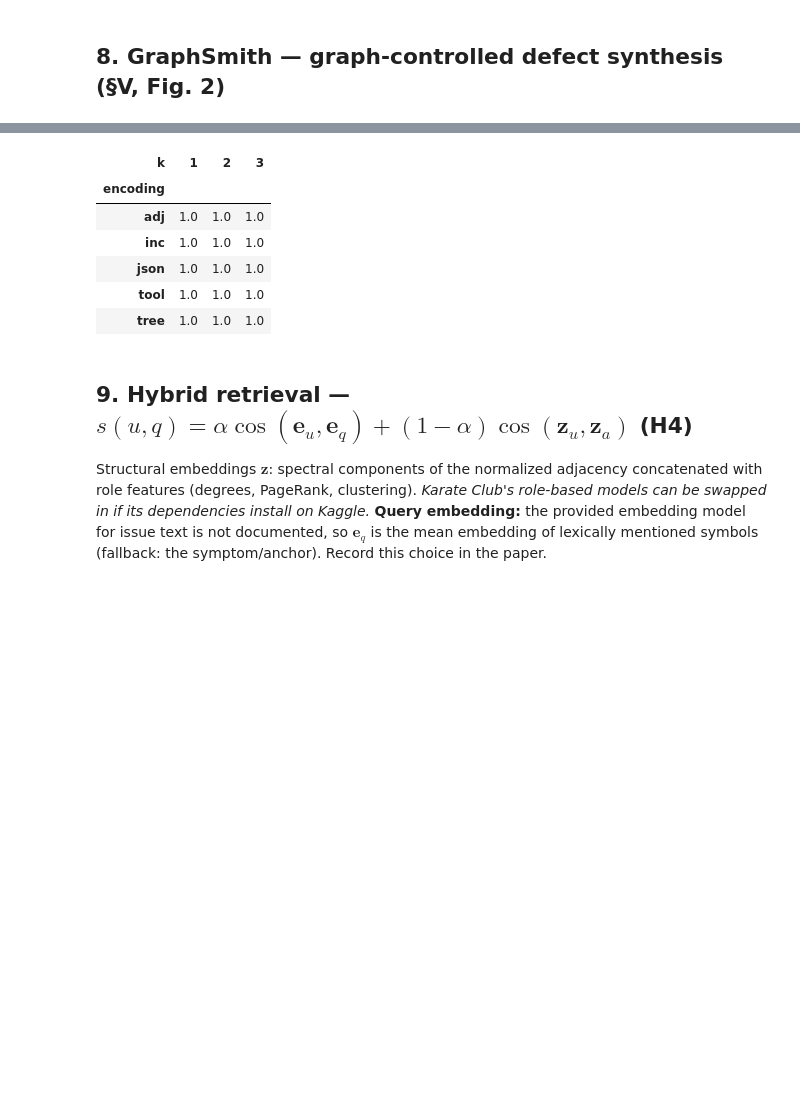
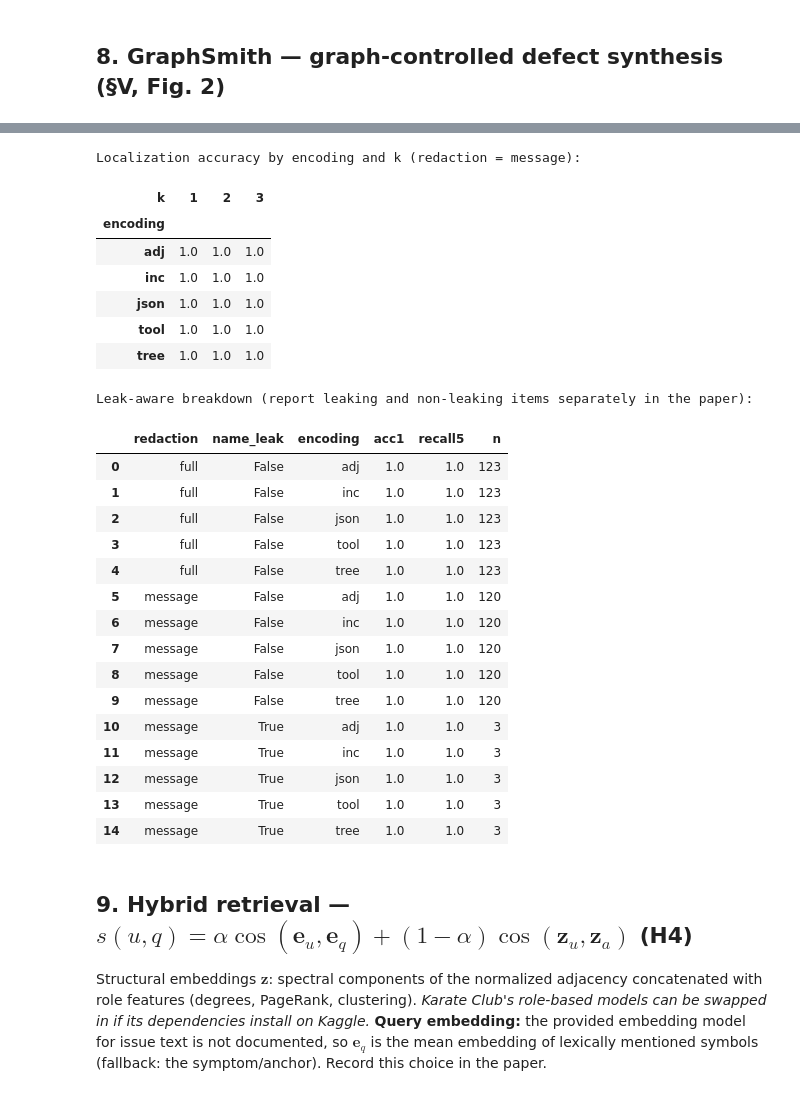
Before and after one commit to kasinadhsarma1/Notebooks, a Jupyter notebook: codegraph_qa_graphsmith_draft.ipynb, the cells around one changed output, grey strips where cells are left out. Drawn from its saved outputs; the diff is of its cells as text; code cells hidden in the pictures; blank space fills up the shorter version.

```diff
--- a/codegraph_qa_graphsmith_draft.ipynb
+++ b/codegraph_qa_graphsmith_draft.ipynb
@@ -1095,26 +1238,55 @@ elif RUN_GRAPHSMITH:
 # %%
-# GraphSmith instances -> CodeGraph-QA localization questions (mention = symptom test)
-def gs_to_localization(gs):
+# GraphSmith instances -> localization questions, one per redaction level in GS_EVAL_REDACTIONS.
+def gs_to_localization(gs, levels=None):
     out = []
     for g in gs:
-        q = ("Here is an issue report for this repository:\n\n" + g["issue"] +
-             "\n\nRank up to 5 symbols most likely to contain the defect, most likely first.")
-        out.append(_mk("localization", g["repo"], min(g["k"], 4) if g["k"] else 1, q, [g["defect"]],
-                       [g["symptom"]], mentions=[g["symptom"]], gs_id=g["id"]))
+        for lvl in (levels or GS_EVAL_REDACTIONS):
+            q = ("Here is an issue report for this repository:\n\n" + g["issue_variants"][lvl] +
+                 "\n\nRank up to 5 symbols most likely to contain the defect, most likely first.")
+            out.append(_mk("localization", g["repo"], min(g["k"], 4) if g["k"] else 1, q, [g["defect"]],
+                           [g["symptom"]], mentions=[g["symptom"]], gs_id=g["id"], redaction=lvl,
+                           name_leak=g["name_leak"][lvl], neighbor_leak=g["neighbor_leak"][lvl],
+                           tier=g["tier"], operator=g["operator"]))
     return out
 
 GS_LOC = gs_to_localization(GS)
 if GS_LOC:
-    loc_res = run_matrix(GS_LOC, CORPUS)
+    meta = pd.DataFrame(GS_LOC)[["id", "gs_id", "redaction", "name_leak", "neighbor_leak", "tier", "operator"]]
+    loc_res_all = run_matrix(GS_LOC, CORPUS).merge(meta, on="id")
+    loc_res = loc_res_all[loc_res_all.redaction == ISSUE_REDACTION]      # main tables use the default level
+    print(f"Localization accuracy by encoding and k (redaction = {ISSUE_REDACTION}):")
     display(loc_res.groupby(["encoding", "k"])["score"].mean().unstack("k").round(3))
+    LEAK_TABLE = (loc_res_all.groupby(["redaction", "name_leak", "encoding"])
+                  .agg(acc1=("score", "mean"), recall5=("recall5", "mean"), n=("score", "size"))
+                  .round(3).reset_index())
+    print("Leak-aware breakdown (report leaking and non-leaking items separately in the paper):")
+    display(LEAK_TABLE)
 # %% [output]
+Localization accuracy by encoding and k (redaction = message):
 | k | 1 | 2 | 3 |
 | encoding |  |  |  |
 | adj | 1.0 | 1.0 | 1.0 |
 | inc | 1.0 | 1.0 | 1.0 |
 | json | 1.0 | 1.0 | 1.0 |
 | tool | 1.0 | 1.0 | 1.0 |
 | tree | 1.0 | 1.0 | 1.0 |
+Leak-aware breakdown (report leaking and non-leaking items separately in the paper):
+|  | redaction | name_leak | encoding | acc1 | recall5 | n |
+| 0 | full | False | adj | 1.0 | 1.0 | 123 |
+| 1 | full | False | inc | 1.0 | 1.0 | 123 |
+| 2 | full | False | json | 1.0 | 1.0 | 123 |
+| 3 | full | False | tool | 1.0 | 1.0 | 123 |
+| 4 | full | False | tree | 1.0 | 1.0 | 123 |
+| 5 | message | False | adj | 1.0 | 1.0 | 120 |
+| 6 | message | False | inc | 1.0 | 1.0 | 120 |
+| 7 | message | False | json | 1.0 | 1.0 | 120 |
+| 8 | message | False | tool | 1.0 | 1.0 | 120 |
+| 9 | message | False | tree | 1.0 | 1.0 | 120 |
+| 10 | message | True | adj | 1.0 | 1.0 | 3 |
+| 11 | message | True | inc | 1.0 | 1.0 | 3 |
+| 12 | message | True | json | 1.0 | 1.0 | 3 |
+| 13 | message | True | tool | 1.0 | 1.0 | 3 |
+| 14 | message | True | tree | 1.0 | 1.0 | 3 |
 # %% [markdown]
 ## 9. Hybrid retrieval — $s(u,q)=\alpha\cos(\mathbf e_u,\mathbf e_q)+(1-\alpha)\cos(\mathbf z_u,\mathbf z_a)$ (H4)
 Structural embeddings $\mathbf z$: spectral components of the normalized adjacency concatenated with role features (degrees, PageRank, clustering). *Karate Club's role-based models can be swapped in if its dependencies install on Kaggle.*
```
Also changed, not shown: parts of 6 cells of this notebook.
